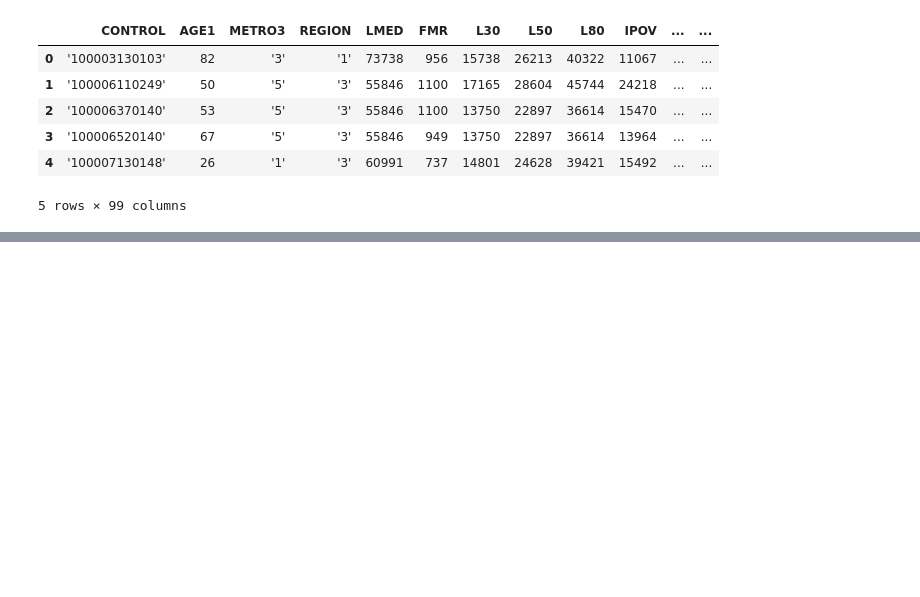
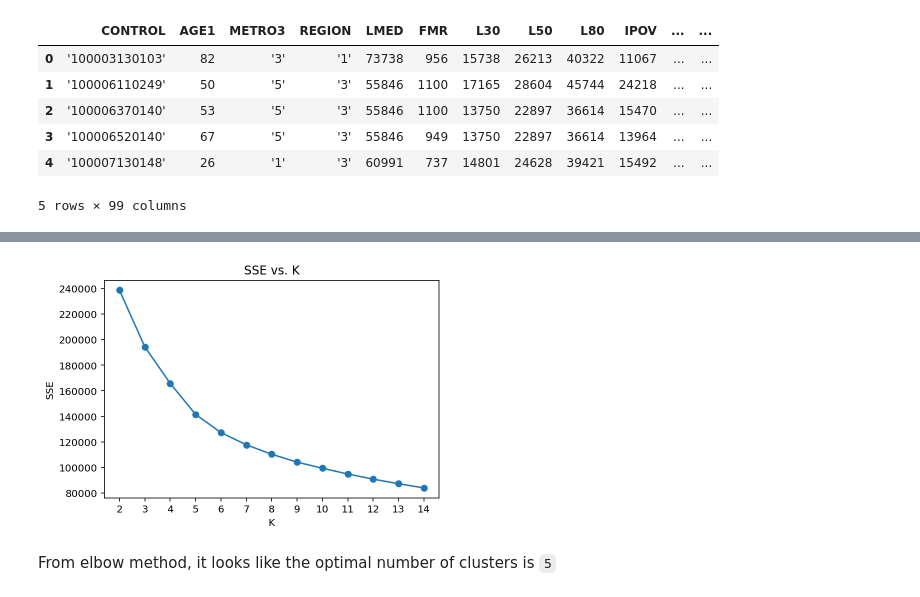
Before and after one commit to MiguelAMartinez/american-housing-survey, a Jupyter notebook: EDA.ipynb, the cells around one changed output, grey strips where cells are left out. Cells and saved outputs as stored; diff of their text form; code cells hidden in the pictures; blank space fills up the shorter version.

```diff
--- a/EDA.ipynb
+++ b/EDA.ipynb
@@ -78,0 +87,31 @@ plot_columns(x_col='ZINC2', y_col='ZSMHC', x_name='Household Income', y_name='Mo
+# %%
+# Get Numerical Columns
+num_cols = ['ZINC2', 'ZSMHC', 'ROOMS', 'PER', 'GLMED']
+df_national_num = df_national[num_cols].copy()
+
+# Impuse missing values
+imputer = Imputer(strategy='median')
+national_num_imputed = imputer.fit_transform(df_national_num)
+
+# Scale numeric features
+scaler = StandardScaler()
+national_num_standardized = scaler.fit_transform(national_num_imputed)
+# %%
+sse = []
+
+k_range = np.arange(2, 15)
+
+for k in k_range:
+    kmeans = KMeans(k).fit(national_num_standardized)
+    sse.append(np.abs(kmeans.score(national_num_standardized)))
+
+plt.plot(k_range, sse, linestyle='-', marker='o', )
+plt.xlabel('K')
+plt.ylabel('SSE')
+plt.xticks(k_range)
+plt.title('SSE vs. K')
+plt.show()
+# %% [output]
+[figure, added]
+# %% [markdown]
+From elbow method, it looks like the optimal number of clusters is `5`
```
Also changed, not shown: parts of 9 cells of this notebook.
